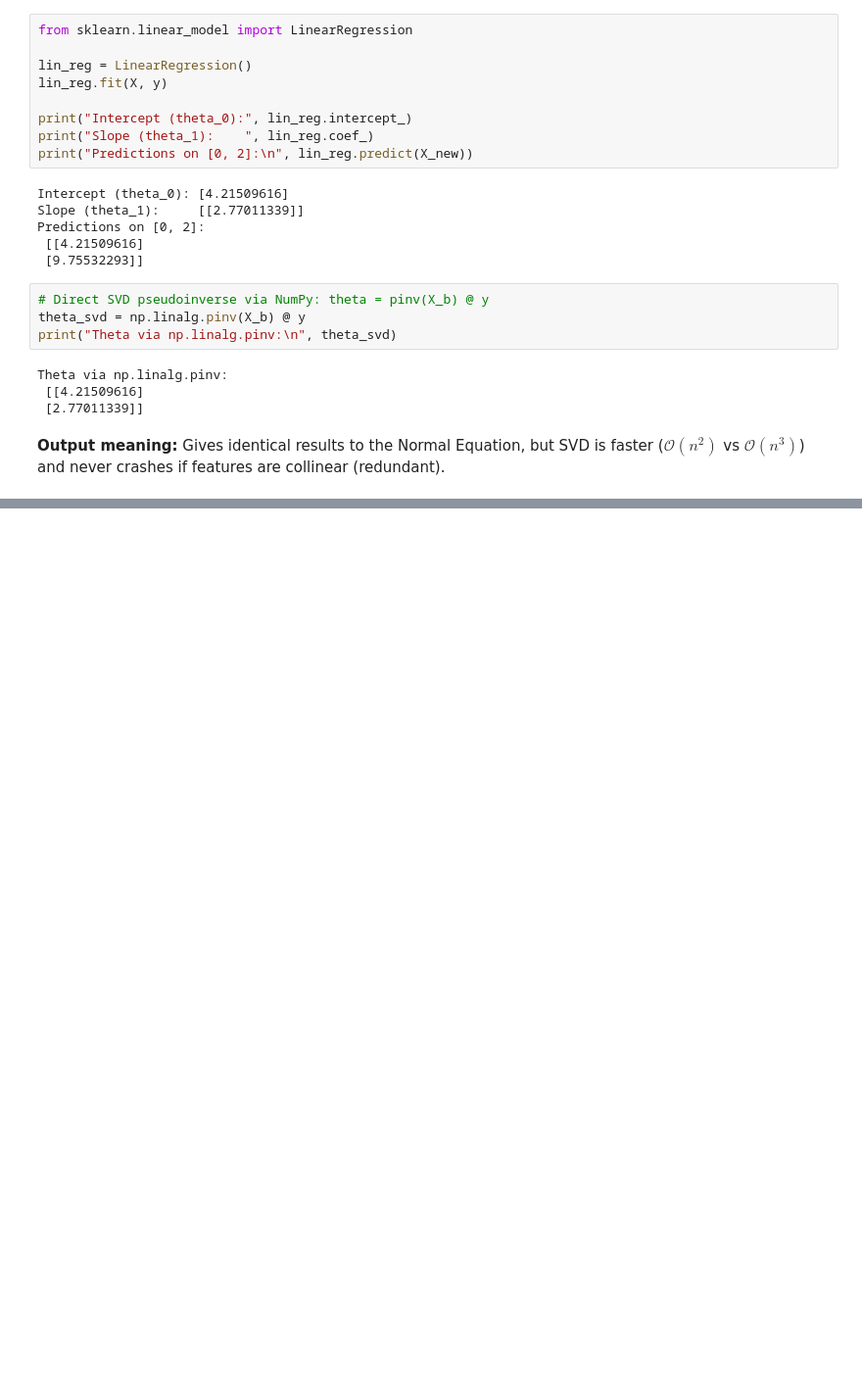
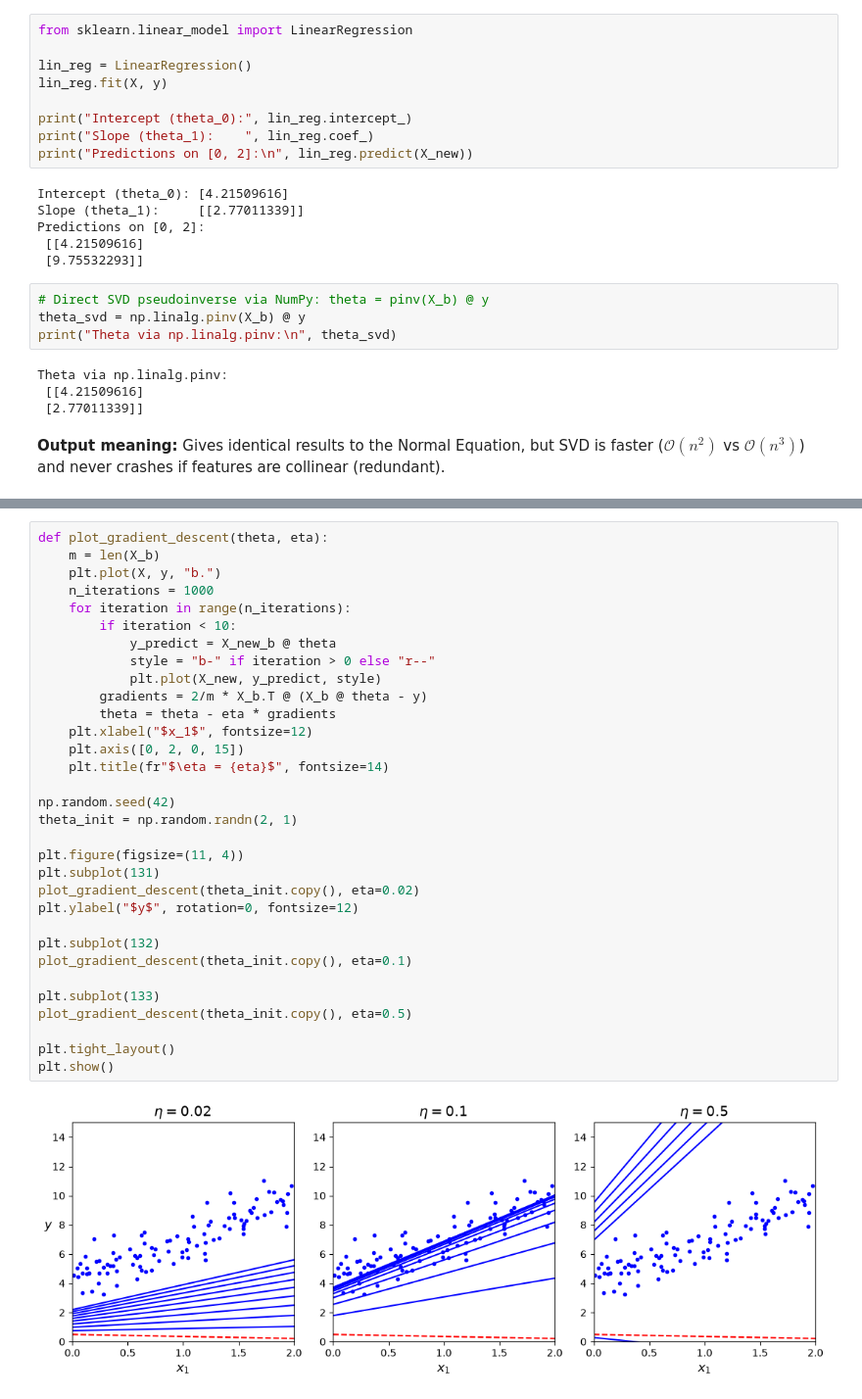
Before and after one commit to Hamshary99/mohamed-ai-learning, a Jupyter notebook: week1/day2/notebooks/Ch4_practice.ipynb, the cells around one changed output, grey strips where cells are left out. Shown at 98% size. Saved outputs shown, nothing was run; the diff lists cells and outputs as text; blank space fills up the shorter version.

```diff
--- a/week1/day2/notebooks/Ch4_practice.ipynb
+++ b/week1/day2/notebooks/Ch4_practice.ipynb
@@ -106,0 +143,34 @@ array([[4.21509616],
+# %%
+def plot_gradient_descent(theta, eta):
+    m = len(X_b)
+    plt.plot(X, y, "b.")
+    n_iterations = 1000
+    for iteration in range(n_iterations):
+        if iteration < 10:
+            y_predict = X_new_b @ theta
+            style = "b-" if iteration > 0 else "r--"
+            plt.plot(X_new, y_predict, style)
+        gradients = 2/m * X_b.T @ (X_b @ theta - y)
+        theta = theta - eta * gradients
+    plt.xlabel("$x_1$", fontsize=12)
+    plt.axis([0, 2, 0, 15])
+    plt.title(fr"$\eta = {eta}$", fontsize=14)
+
+np.random.seed(42)
+theta_init = np.random.randn(2, 1)
+
+plt.figure(figsize=(11, 4))
+plt.subplot(131)
+plot_gradient_descent(theta_init.copy(), eta=0.02)
+plt.ylabel("$y$", rotation=0, fontsize=12)
+
+plt.subplot(132)
+plot_gradient_descent(theta_init.copy(), eta=0.1)
+
+plt.subplot(133)
+plot_gradient_descent(theta_init.copy(), eta=0.5)
+
+plt.tight_layout()
+plt.show()
+# %% [output]
+[figure, added]
```
Also changed, not shown: parts of 6 cells of this notebook, 1 other file.
